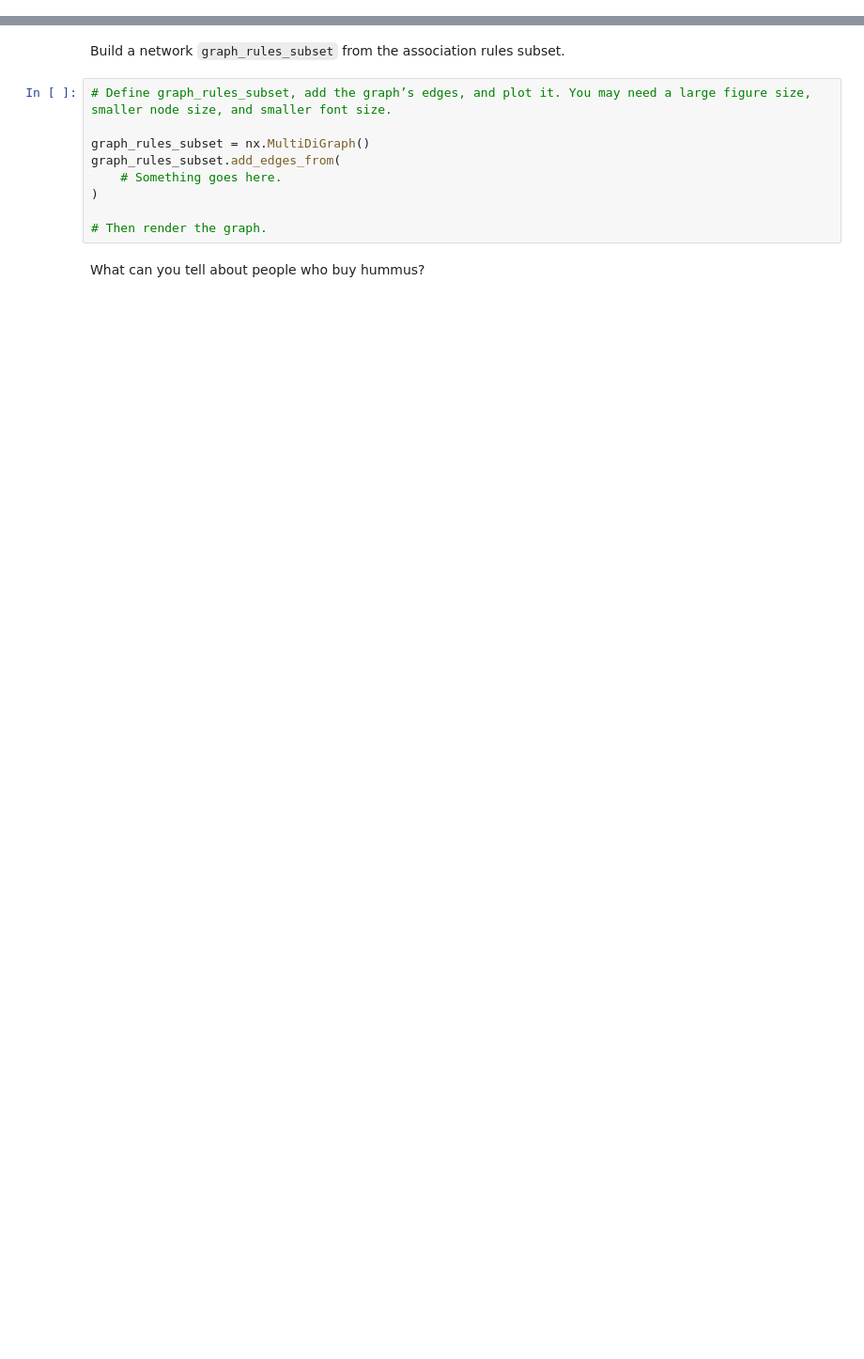
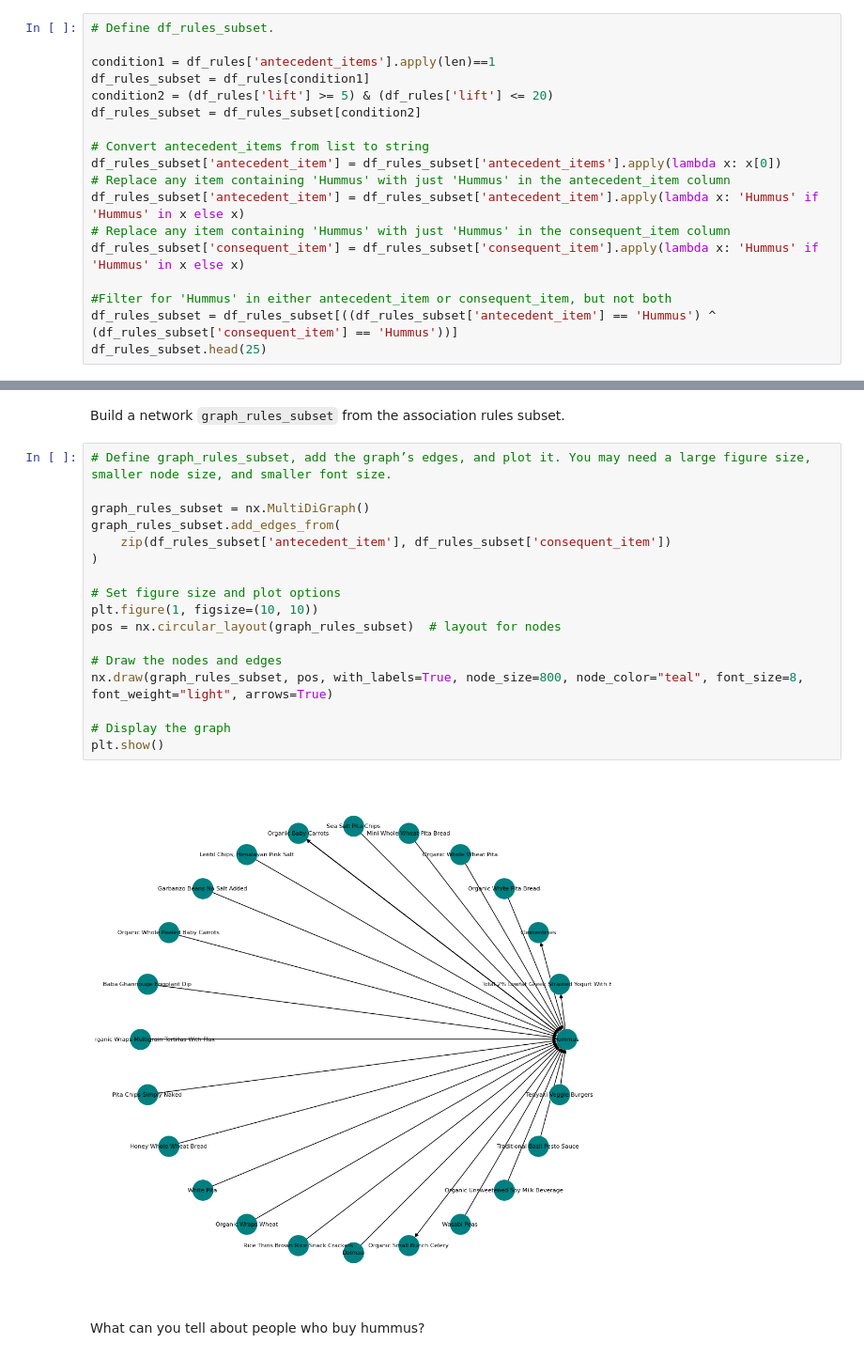
Before and after one commit to ImanIkram/my-fork-2024-fall-data-science, a Jupyter notebook: Week-05-Unsupervised-Learning/Exercise-II.ipynb, the cells around one changed output, grey strips where cells are left out. Shown at 94% size. Drawn from its saved outputs; the diff is of its cells as text; blank space fills up the shorter version.

```diff
--- a/Week-05-Unsupervised-Learning/Exercise-II.ipynb
+++ b/Week-05-Unsupervised-Learning/Exercise-II.ipynb
@@ -116,0 +145,18 @@ df_rules_subset = # Something goes here. You can repeat this for as many steps a
+# %%
+# Define df_rules_subset.
+
+condition1 = df_rules['antecedent_items'].apply(len)==1
+df_rules_subset = df_rules[condition1]
+condition2 = (df_rules['lift'] >= 5) & (df_rules['lift'] <= 20)
+df_rules_subset = df_rules_subset[condition2]
+
+# Convert antecedent_items from list to string
+df_rules_subset['antecedent_item'] = df_rules_subset['antecedent_items'].apply(lambda x: x[0])
+# Replace any item containing 'Hummus' with just 'Hummus' in the antecedent_item column
+df_rules_subset['antecedent_item'] = df_rules_subset['antecedent_item'].apply(lambda x: 'Hummus' if 'Hummus' in x else x)
+# Replace any item containing 'Hummus' with just 'Hummus' in the consequent_item column
+df_rules_subset['consequent_item'] = df_rules_subset['consequent_item'].apply(lambda x: 'Hummus' if 'Hummus' in x else x)
+
+#Filter for 'Hummus' in either antecedent_item or consequent_item, but not both
+df_rules_subset = df_rules_subset[((df_rules_subset['antecedent_item'] == 'Hummus') ^ (df_rules_subset['consequent_item'] == 'Hummus'))]
+df_rules_subset.head(25)
@@ -119,11 +183,21 @@ Build a network `graph_rules_subset` from the association rules subset.
 # %%
 # Define graph_rules_subset, add the graph’s edges, and plot it. You may need a large figure size, smaller node size, and smaller font size.
 
 graph_rules_subset = nx.MultiDiGraph()
 graph_rules_subset.add_edges_from(
-    # Something goes here.
+    zip(df_rules_subset['antecedent_item'], df_rules_subset['consequent_item'])
 )
 
-# Then render the graph.
+# Set figure size and plot options
+plt.figure(1, figsize=(10, 10))
+pos = nx.circular_layout(graph_rules_subset)  # layout for nodes
+
+# Draw the nodes and edges
+nx.draw(graph_rules_subset, pos, with_labels=True, node_size=800, node_color="teal", font_size=8, font_weight="light", arrows=True)
+
+# Display the graph
+plt.show()
+# %% [output]
+[figure, added]
 # %% [markdown]
 What can you tell about people who buy hummus?
```
Also changed, not shown: parts of 8 cells of this notebook.
